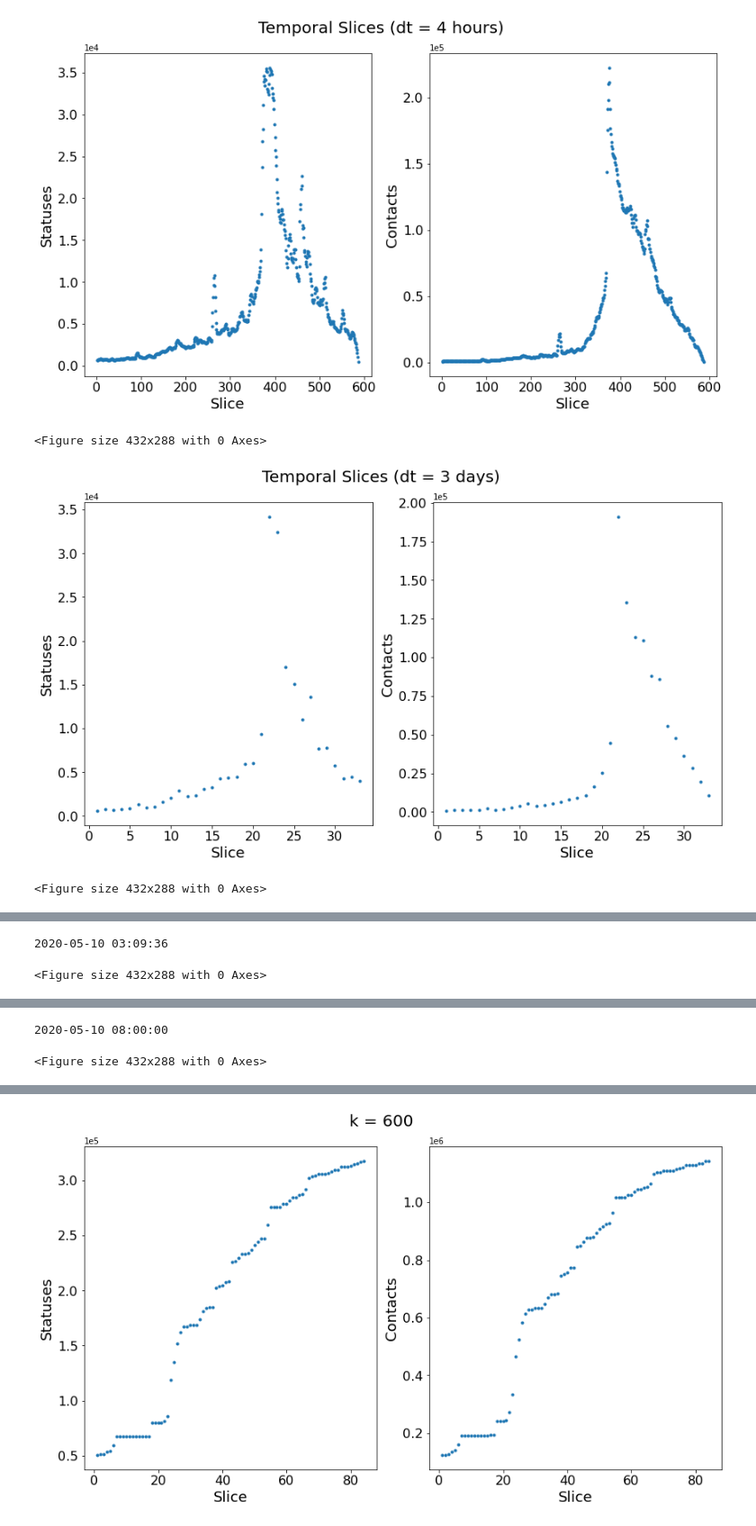
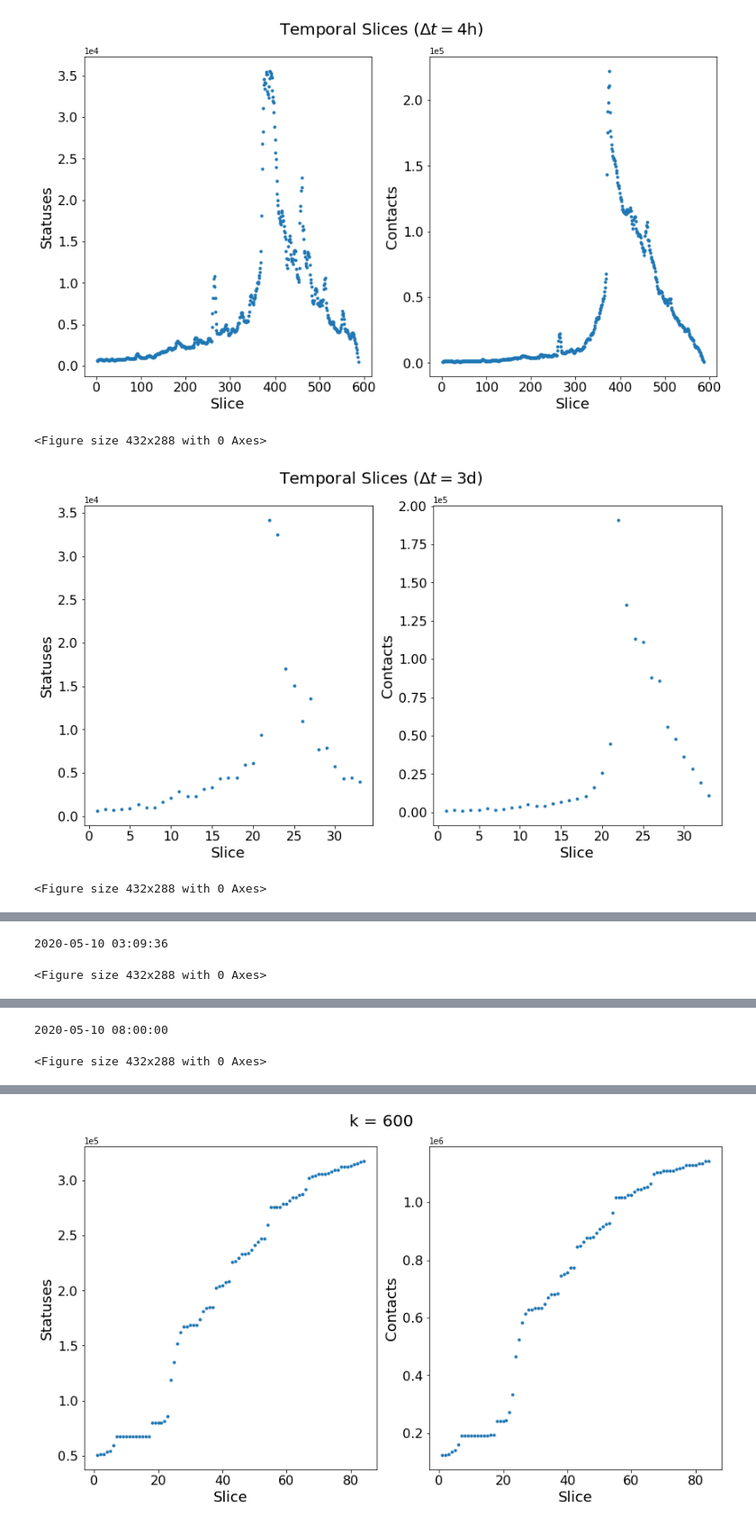
Before and after one commit to KasparaGaasvaer/MasterThesis, a Jupyter notebook: Scripts/Clustering/PlotScripts/plot_node_contact_dist.ipynb, the cells around one changed output, grey strips where cells are left out. Shown: that part at 90% size. Drawn from its saved outputs; the diff is of its cells as text; code cells hidden in the pictures.

Commit message:
titles  on dist plots

```diff
--- a/Scripts/Clustering/PlotScripts/plot_node_contact_dist.ipynb
+++ b/Scripts/Clustering/PlotScripts/plot_node_contact_dist.ipynb
@@ -30,7 +30,7 @@ intervals = [H_4_interval, D_3_interval, D_1_interval]
 steps = [H_4_step, D_3_step, D_1_step]
 
 expn = [8,9,7]
-times = ["(dt = 4 hours)", "(dt = 3 days)", "(dt = 1 day)"]
+times = [[4,"h"], [3,"d"], [1,"d"]]
 path_to_res = ["../../experiment8/statistics/ExpStats/", "../../experiment9/statistics/ExpStats/", "../../experiment7/statistics/ExpStats/"]
 
 for i in range(len(expn)):
@@ -47,7 +47,7 @@ for i in range(len(expn)):
 
     fz =20
     fig, axs = plt.subplots(1, 2, figsize=(12,7))
-    fig.suptitle(f"Temporal Slices {dt}", fontsize = fz)
+    fig.suptitle(r"Temporal Slices ($\Delta t =$%i%s)"%(dt[0],dt[1]), fontsize = fz)
     axs[0].plot(numS, labels, ".")
     #axs[0].set_title('Nodes', fontsize = fz-2)
     axs[0].set_ylabel("Statuses", fontsize = fz-2)
@@ -94,36 +94,36 @@ for i in range(len(expn)):
     print(date_list[-1])
 
     fig, axs = plt.subplots(1, 2, figsize=(12,7))
-    fig.suptitle(f"Temporal Slices {dt}", fontsize = 20)
+    fig.suptitle(r"Temporal Slices ($\Delta t =$%i%s)"%(dt[0],dt[1]), fontsize = 20)
     axs[0].plot(date_list, labels, ".")
     #axs[0].set_title('Nodes', fontsize = 16)
     axs[0].set_ylabel("Statuses", fontsize = 16)
     axs[0].set_xlabel('Date', fontsize = 16)
     axs[0].ticklabel_format(axis='y', style='scientific',scilimits=(0,0))
     axs[0].xaxis.set_major_locator(MaxNLocator(6))
     axs[0].tick_params("x",labelrotation=45)
     plt.sca(axs[0])
     plt.xticks(fontsize=14)
     plt.yticks(fontsize=14)
 
     axs[1].plot(date_list, graphs, ".")
     #axs[1].set_title('Contacts', fontsize = 16)
     axs[1].set_ylabel("Contacts", fontsize = 16)
     axs[1].set_xlabel('Date', fontsize = 16)
     axs[1].ticklabel_format(axis='y', style='scientific',scilimits=(0,0))
     axs[1].xaxis.set_major_locator(MaxNLocator(6))
     axs[1].tick_params("x",labelrotation=45)
     plt.sca(axs[1])
     plt.xticks(fontsize=14)
     plt.yticks(fontsize=14)
     fig.tight_layout(pad=1.0)
 
     path_to_plot = "./plots_from_notebook/"
     plt.savefig(path_to_plot + f"exp{e}_num_contacts_and_nodes_DATES.pdf")
     plt.show()
     plt.clf()
 # %% [output]
-[figure, old version]
+[figure, new version]
 <Figure size 432x288 with 0 Axes>
-[figure, old version]
+[figure, new version]
 <Figure size 432x288 with 0 Axes>
```
Also changed, not shown: parts of 2 cells of this notebook, 7 other files.
